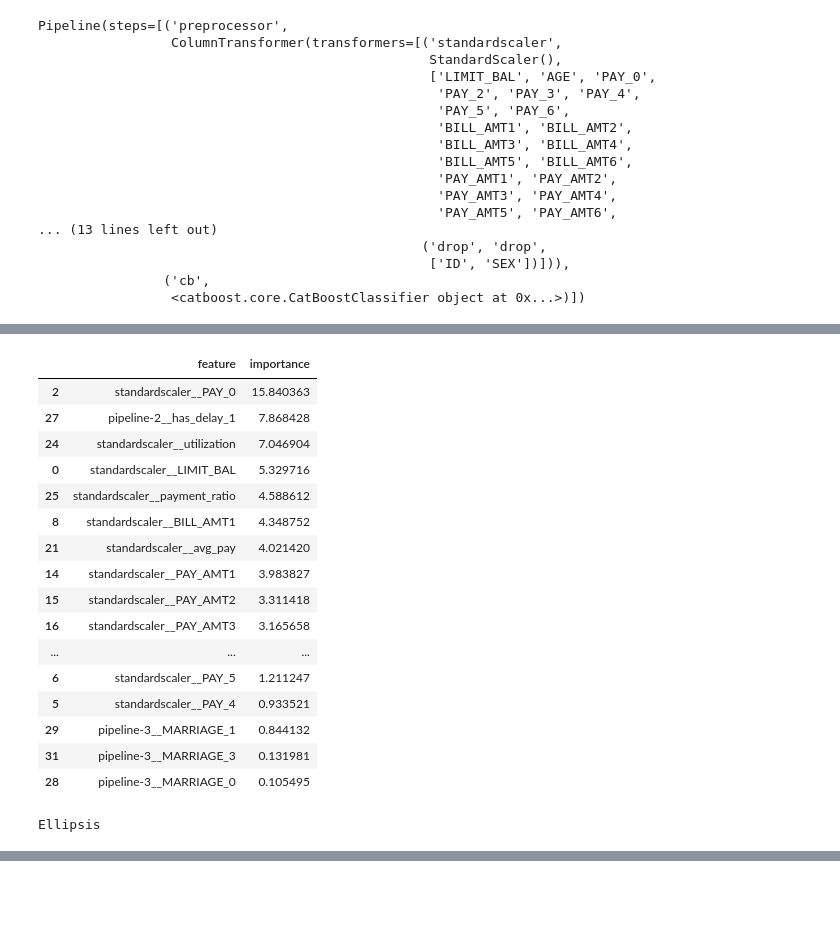
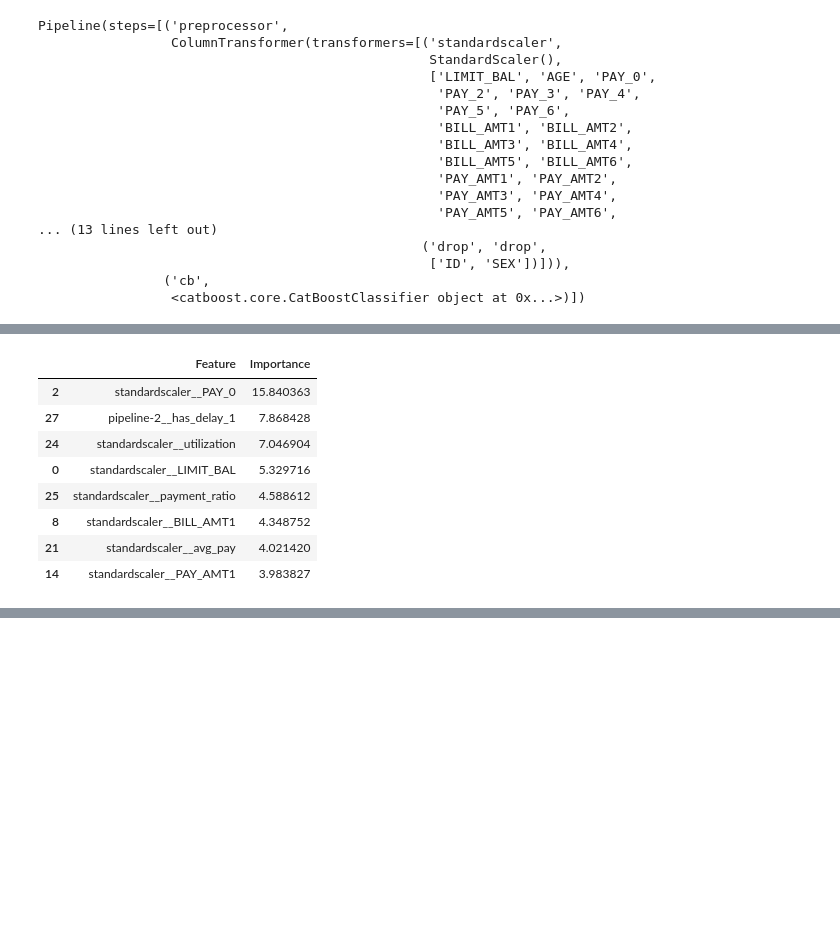
Before and after one commit to krish-arora-88/Credit-Card-Payment-Default-Prediction-Model, a Jupyter notebook: hw5.ipynb, the cells around one changed output, grey strips where cells are left out. Cells and saved outputs as stored; diff of their text form; code cells hidden in the pictures; blank space fills up the shorter version.

```diff
--- a/hw5.ipynb
+++ b/hw5.ipynb
@@ -1177,24 +1152,24 @@ importance_df = importance_df.sort_values('importance', ascending=False)
-# %%
-importance_df
-# %% [output]
-|  | feature | importance |
-| 2 | standardscaler__PAY_0 | 15.840363 |
-| 27 | pipeline-2__has_delay_1 | 7.868428 |
-| 24 | standardscaler__utilization | 7.046904 |
-| 0 | standardscaler__LIMIT_BAL | 5.329716 |
-| 25 | standardscaler__payment_ratio | 4.588612 |
-| 8 | standardscaler__BILL_AMT1 | 4.348752 |
-| 21 | standardscaler__avg_pay | 4.021420 |
-| 14 | standardscaler__PAY_AMT1 | 3.983827 |
-| 15 | standardscaler__PAY_AMT2 | 3.311418 |
-| 16 | standardscaler__PAY_AMT3 | 3.165658 |
-| ... | ... | ... |
-| 6 | standardscaler__PAY_5 | 1.211247 |
-| 5 | standardscaler__PAY_4 | 0.933521 |
-| 29 | pipeline-3__MARRIAGE_1 | 0.844132 |
-| 31 | pipeline-3__MARRIAGE_3 | 0.131981 |
-| 28 | pipeline-3__MARRIAGE_0 | 0.105495 |
-# %%
-...
-# %% [output]
-Ellipsis
+# %%
+data = {
+    "Importance": pipeline_cb_mean.named_steps["cb"].feature_importances_,
+}
+
+feature_names = X_train_scaled.columns
+
+importance_df = pd.DataFrame({
+    'Feature': feature_names,
+    'Importance': pipeline_cb_mean.named_steps["cb"].feature_importances_
+})
+importance_df = importance_df.sort_values(by="Importance", ascending=False)
+
+importance_df[:8]
+# %% [output]
+|  | Feature | Importance |
+| 2 | standardscaler__PAY_0 | 15.840363 |
+| 27 | pipeline-2__has_delay_1 | 7.868428 |
+| 24 | standardscaler__utilization | 7.046904 |
+| 0 | standardscaler__LIMIT_BAL | 5.329716 |
+| 25 | standardscaler__payment_ratio | 4.588612 |
+| 8 | standardscaler__BILL_AMT1 | 4.348752 |
+| 21 | standardscaler__avg_pay | 4.021420 |
+| 14 | standardscaler__PAY_AMT1 | 3.983827 |
```
Also changed, not shown: parts of 14 cells of this notebook.
